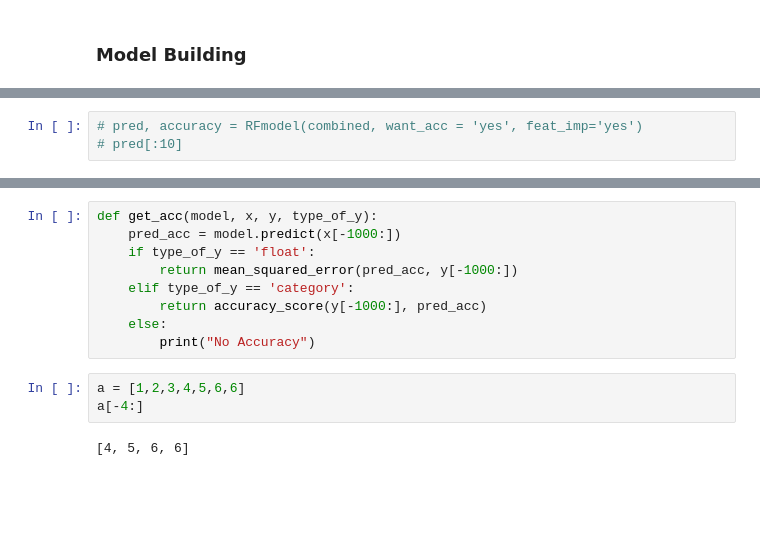
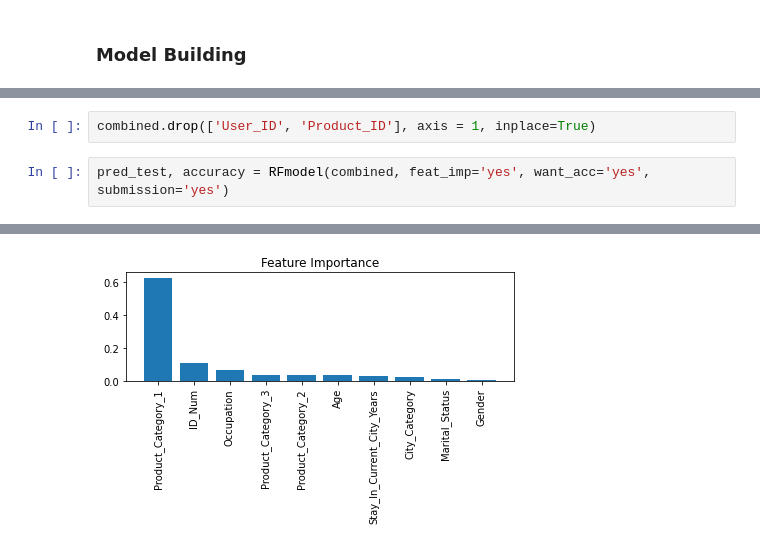
Before and after one commit to Dhruv-Chandra/Black-Friday, a Jupyter notebook: Black_Friday.ipynb, the cells around one changed output, grey strips where cells are left out. Drawn from its saved outputs; the diff is of its cells as text; blank space fills up the shorter version.

```diff
--- a/Black_Friday.ipynb
+++ b/Black_Friday.ipynb
@@ -374,3 +408,5 @@ def RFmodel(df, y = target_var, submission = 'No', want_acc = 'No', feat_imp = '
+# %%
+combined.drop(['User_ID', 'Product_ID'], axis = 1, inplace=True)
 # %%
-# pred, accuracy = RFmodel(combined, want_acc = 'yes', feat_imp='yes')
-# pred[:10]
+pred_test, accuracy = RFmodel(combined, feat_imp='yes', want_acc='yes', submission='yes')
+# %% [output]
@@ -377,14 +421 @@ def RFmodel(df, y = target_var, submission = 'No', want_acc = 'No', feat_imp = '
+[figure, added]
-# %%
-def get_acc(model, x, y, type_of_y):
-    pred_acc = model.predict(x[-1000:])
-    if type_of_y == 'float':
-        return mean_squared_error(pred_acc, y[-1000:])
-    elif type_of_y == 'category':
-        return accuracy_score(y[-1000:], pred_acc)
-    else:
-        print("No Accuracy")
-# %%
-a = [1,2,3,4,5,6,6]
-a[-4:]
-# %% [output]
-[4, 5, 6, 6]
```
Also changed, not shown: parts of 25 cells of this notebook, 1 other file.
